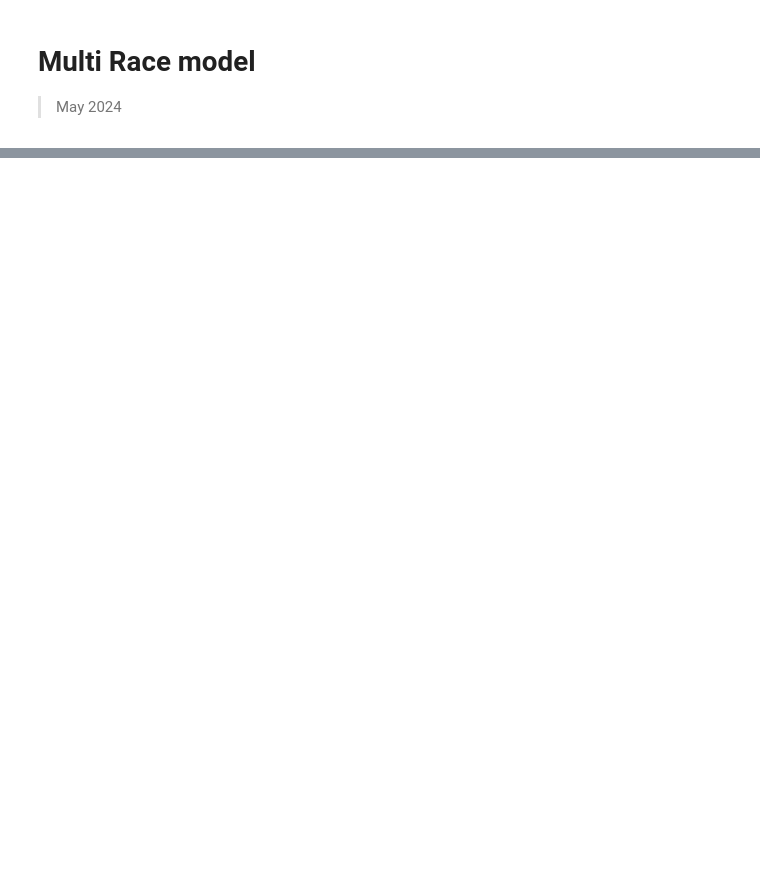
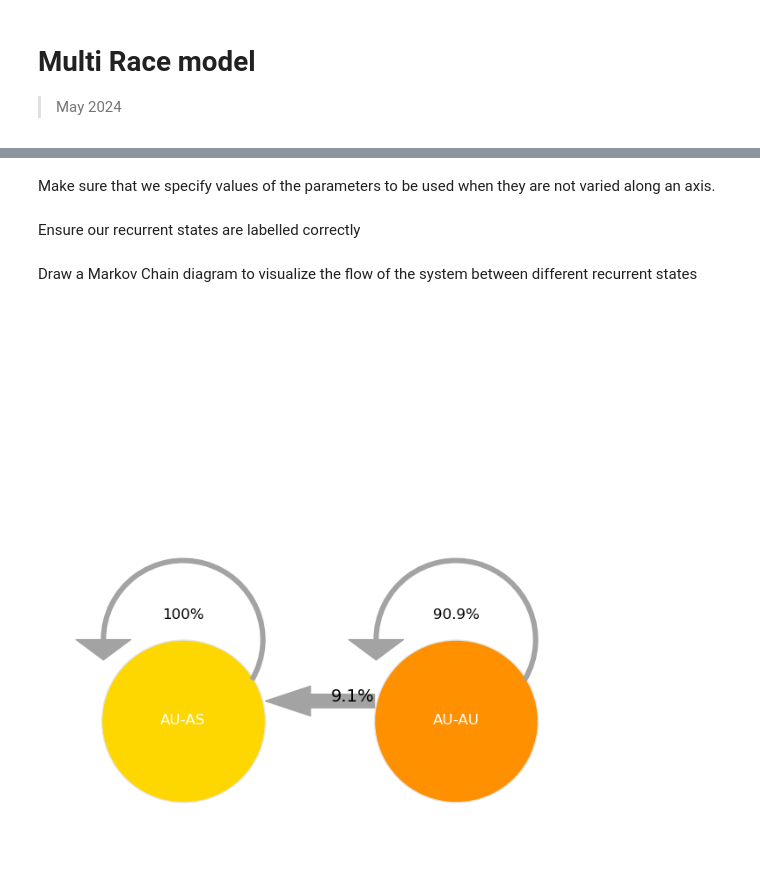
Before and after one commit to PaoloBova/gh-pages-example, a Jupyter notebook: nbs/Analysis/17_multi_race.ipynb, the cells around one changed output, grey strips where cells are left out. Drawn from its saved outputs; the diff is of its cells as text; code cells hidden in the pictures; blank space fills up the shorter version.

```diff
--- a/nbs/Analysis/17_multi_race.ipynb
+++ b/nbs/Analysis/17_multi_race.ipynb
@@ -196,4 +492,7 @@ results = thread_macro(models,
                        build_payoffs,
                        build_transition_matrix,
                        find_ergodic_distribution,
+                       compute_harm,
+                       compute_arrival_times,
+                       compute_safe_times,
                        )
@@ -239,2 +542,0 @@ df
-# %%
-df["Eps"] = np.round(df["Eps"], 2)
@@ -330,0 +595,40 @@ plot_heatmap(table,
+# %% [markdown]
+Make sure that we specify values of the parameters to be used when they are not varied along an axis.
+# %%
+selected_p_1 = 0.02
+selected_s_1 = 1.58
+selected_s_2 = 3
+selected_p_2 = 0.5
+# Round these columns to make sure we can match them to the selected values in case of floating point errors.
+df.s_1 = np.round(df.s_1, decimals=2)
+df.p_1 = np.round(df.p_1, decimals=2)
+df.s_2 = np.round(df.s_2, decimals=2)
+df.p_2 = np.round(df.p_2, decimals=2)
+df["r_1"] = 1 - df["p_1"]
+df["r_2"] = 1 - df["p_2"]
+# %% [markdown]
+Ensure our recurrent states are labelled correctly
+# %%
+strategy_labels = results["strategy_set"]
+recurrent_states_labels = ["-".join([strategy_labels[int(s)-1] for s in state.split("-")])
+                           for state in results["recurrent_states"]]
+# %% [markdown]
+Draw a Markov Chain diagram to visualize the flow of the system between different recurrent states
+# %%
+default_idx = df[(df.s_1==selected_s_1) & (df.p_1==selected_p_1)
+                 & (df.s_2==selected_s_2) & (df.p_2==selected_p_2)].index[0]
+node_facecolor = [map_state_color(state, recurrent_states_labels) for state in recurrent_states_labels]
+P = np.round(results['transition_matrix'][default_idx], decimals=4)
+mc = MarkovChain(P,
+                 recurrent_states_labels,
+                 percentages=True,
+               #   self_arrows=False,
+                #  annotate=False,
+                 scale_xlim=0.5,
+                 scale_ylim=0.5,
+                 n_columns=2,
+                 node_facecolor= node_facecolor,
+                 transparency_func=lambda p:max(min(1, 5 * p**0.5), 0.1) if p>1e-100 else 0)
+mc.draw()
+# %% [output]
+[figure, added]
```
Also changed, not shown: parts of 44 cells of this notebook, 1 other file.
